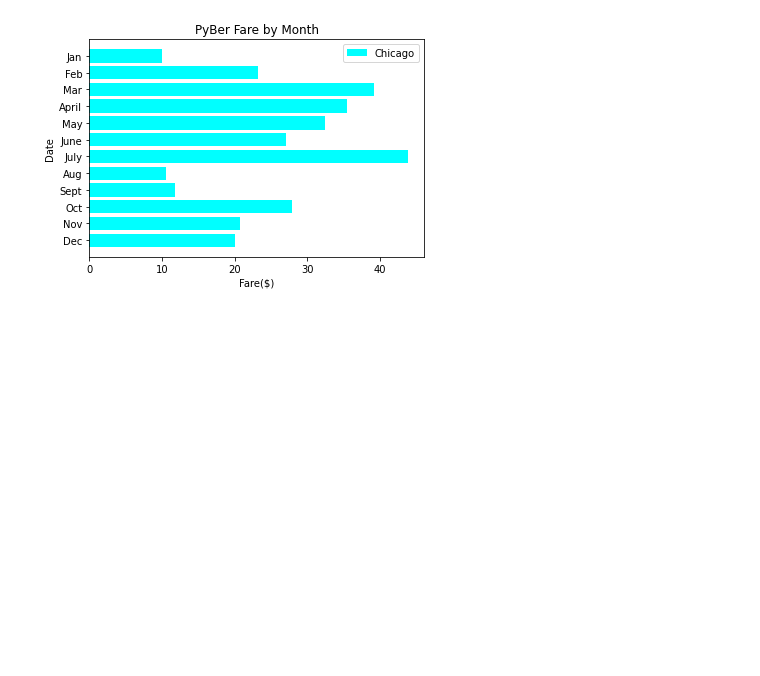
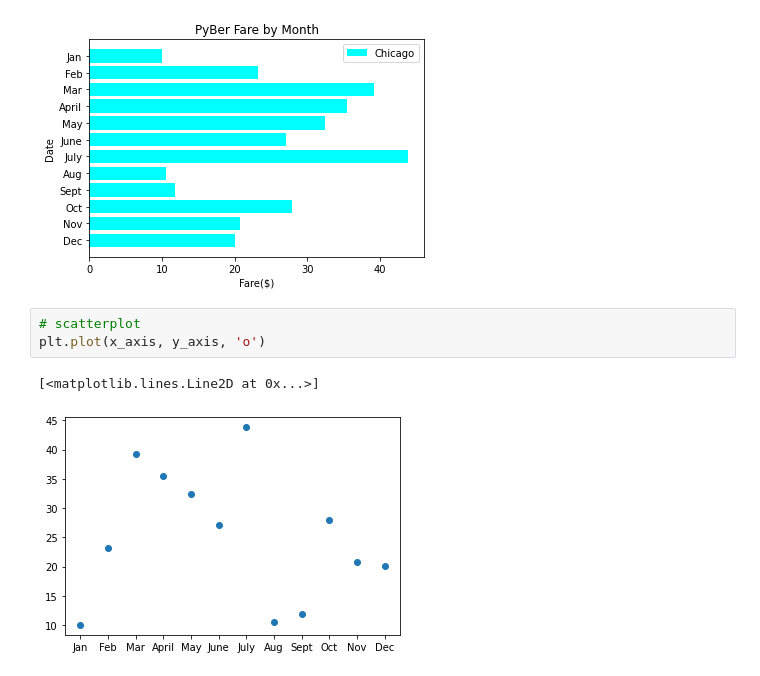
Before and after one commit to cbeckler/pyber_analysis, a Jupyter notebook: practice_code/matplotlib_practiceipynb.ipynb, the cells around one changed output. Cells and saved outputs as stored; diff of their text form; blank space fills up the shorter version.

Commit message:
scatterplots

```diff
--- a/practice_code/matplotlib_practiceipynb.ipynb
+++ b/practice_code/matplotlib_practiceipynb.ipynb
@@ -239,3 +239,9 @@ ax.legend()
 # %% [output]
 <matplotlib.legend.Legend at 0x...>
 [figure]
+# %%
+# scatterplot
+plt.plot(x_axis, y_axis, 'o')
+# %% [output]
+[<matplotlib.lines.Line2D at 0x...>]
+[figure, added]
```
Also changed, not shown: parts of 8 cells of this notebook.
